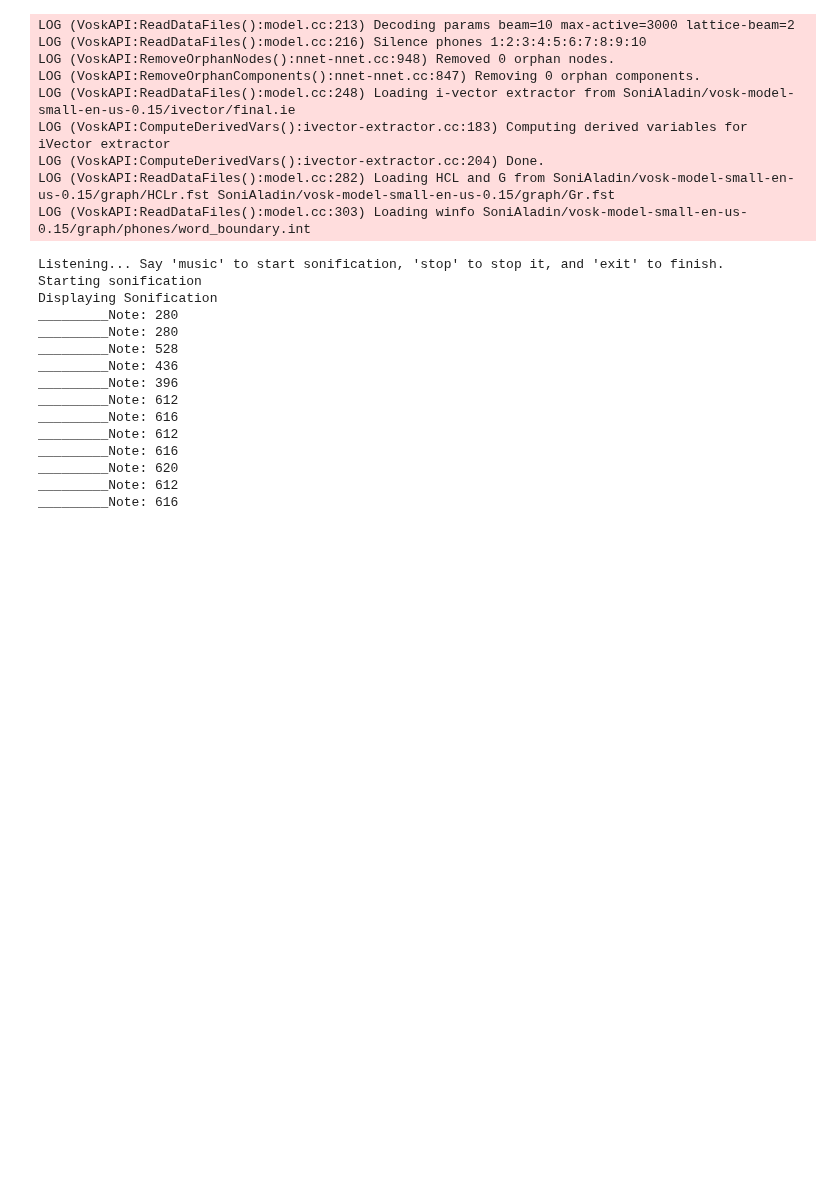
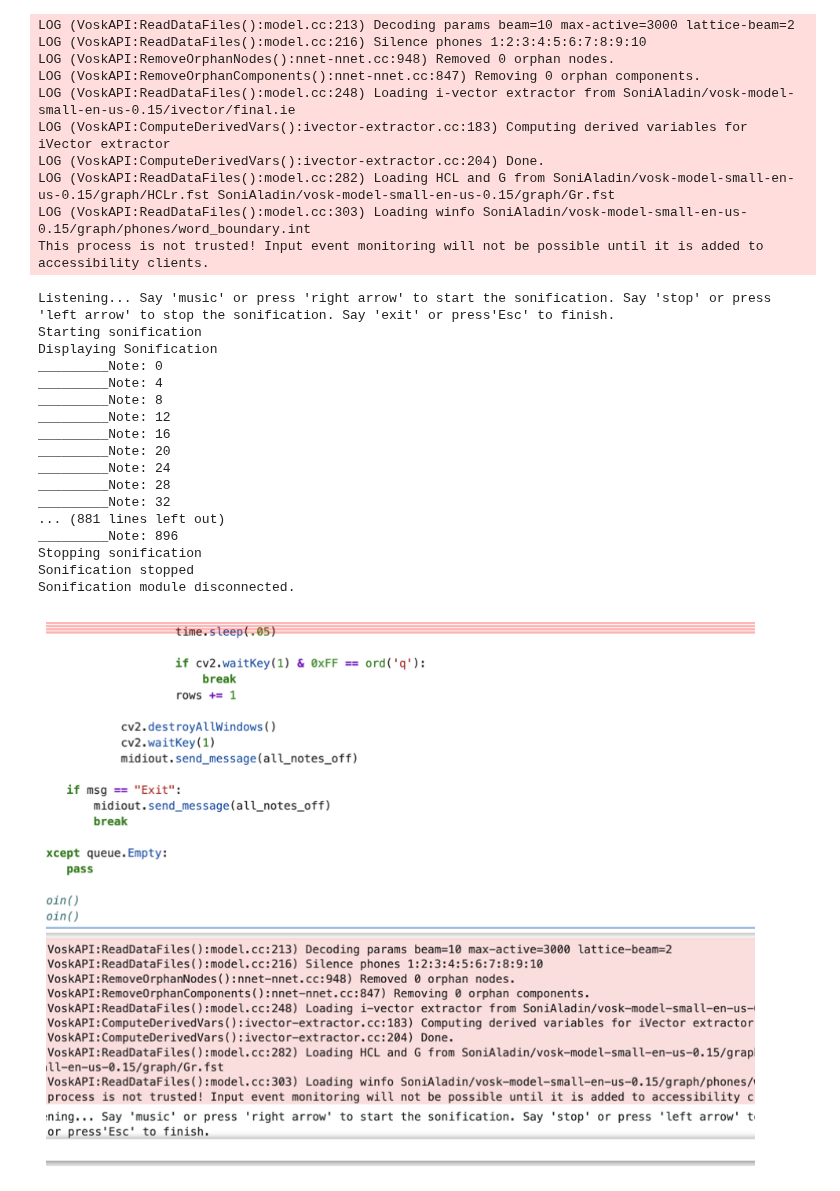
Before and after one commit to AuditoryVO/SoniAladin, a Jupyter notebook: SoniAladin.ipynb, the cells around one changed output. Saved outputs shown, nothing was run; the diff lists cells and outputs as text; code cells hidden in the pictures; blank space fills up the shorter version.

```diff
--- a/SoniAladin.ipynb
+++ b/SoniAladin.ipynb
@@ -6,6 +6,7 @@ import threading
 import numpy as np
 import sounddevice as sd
 from PIL import ImageGrab
+from pynput import keyboard
 from IPython.display import Audio
 from vosk import Model, KaldiRecognizer
 
@@ -15,7 +16,7 @@ import matplotlib.pyplot as plt
 from matplotlib.image import imread
 
 #Load the speech recognition model
-model_path = "SoniAladin/vosk-model-small-en-us-0.15"  #Remember to include the vosk-model-small-en-us-0.15 in the SoniAladin folder. Download and unzip from: https://alphacephei.com/vosk/models
+model_path = "SoniAladin/vosk-model-small-en-us-0.15"     #Remember to include the model in the software pack
 model = Model(model_path)
 rec = KaldiRecognizer(model, 16000)  #16kHz recording audio sample rate
 
@@ -38,13 +39,33 @@ def callback(indata, frames, time, status):
         print(status)
     q.put(bytes(indata))
 
+
+#Keyboard control
+
+def on_press(key):
+    global running
+    try:
+        if key == keyboard.Key.left:
+            print("Stopping sonification")
+            ctrl.put("Stop")
+        elif key == keyboard.Key.right:
+            print("Starting sonification")
+            ctrl.put("Sonification")
+        elif key == keyboard.Key.esc:
+            running = False
+            return False
+    except Exception as e:
+        print("error:", e)
+
+
 #Continuous listening for sonification control
 def listening():
-    print("Listening... Say 'music' to start sonification, 'stop' to stop it, and 'exit' to finish.")
+    print("Listening... Say 'music' or press 'right arrow' to start the sonification. Say 'stop' or press 'left arrow' to stop the sonification. Say 'exit' or press'Esc' to finish.")
     with sd.RawInputStream(samplerate=16000, blocksize=8000, dtype='int16',
                            channels=1, callback=callback):
         while True:
-            data = q.get()
+            data = q.get()                  #gets speech
+
             if rec.AcceptWaveform(data):
                 result = json.loads(rec.Result())
                 text = result.get('text', '').lower()
@@ -63,6 +84,10 @@ def listening():
 t1 = threading.Thread(target=listening)
 t1.start()
 
+t2 = keyboard.Listener(on_press=on_press)
+t2.start()
+
+
 running = True
 
 while running:
@@ -72,7 +97,7 @@ while running:
             print("Displaying Sonification")
 
             # Sonification parameters
-            high_threshold = 45   #Bright levels
+            high_threshold = 65   #Bright levels
             low_threshold = 15
             resolution = 4         #Pixels
 
@@ -185,44 +210,48 @@ while running:
                         img = cv2.imread("SoniAladin/image_aladin.png")
                         cv2.imshow(window_name, img)
 
-                        time.sleep(.025)
+                        time.sleep(.05)
 
                         if cv2.waitKey(1) & 0xFF == ord('q'):
                             break
                         rows += 1
 
                 cv2.destroyAllWindows()
                 cv2.waitKey(1)
                 midiout.send_message(all_notes_off)
 
         if msg == "Exit":
             midiout.send_message(all_notes_off)
             break
 
     except queue.Empty:
         pass
 # %% [output]
 LOG (VoskAPI:ReadDataFiles():model.cc:213) Decoding params beam=10 max-active=3000 lattice-beam=2
 LOG (VoskAPI:ReadDataFiles():model.cc:216) Silence phones 1:2:3:4:5:6:7:8:9:10
 LOG (VoskAPI:RemoveOrphanNodes():nnet-nnet.cc:948) Removed 0 orphan nodes.
 LOG (VoskAPI:RemoveOrphanComponents():nnet-nnet.cc:847) Removing 0 orphan components.
 LOG (VoskAPI:ReadDataFiles():model.cc:248) Loading i-vector extractor from SoniAladin/vosk-model-small-en-us-0.15/ivector/final.ie
 LOG (VoskAPI:ComputeDerivedVars():ivector-extractor.cc:183) Computing derived variables for iVector extractor
 LOG (VoskAPI:ComputeDerivedVars():ivector-extractor.cc:204) Done.
 LOG (VoskAPI:ReadDataFiles():model.cc:282) Loading HCL and G from SoniAladin/vosk-model-small-en-us-0.15/graph/HCLr.fst SoniAladin/vosk-model-small-en-us-0.15/graph/Gr.fst
 LOG (VoskAPI:ReadDataFiles():model.cc:303) Loading winfo SoniAladin/vosk-model-small-en-us-0.15/graph/phones/word_boundary.int
+This process is not trusted! Input event monitoring will not be possible until it is added to accessibility clients.
-Listening... Say 'music' to start sonification, 'stop' to stop it, and 'exit' to finish.
+Listening... Say 'music' or press 'right arrow' to start the sonification. Say 'stop' or press 'left arrow' to stop the sonification. Say 'exit' or press'Esc' to finish.
 Starting sonification
 Displaying Sonification
-_________Note: 280
-_________Note: 280
-_________Note: 528
-_________Note: 436
-_________Note: 396
-_________Note: 612
-_________Note: 616
-_________Note: 612
-_________Note: 616
-_________Note: 620
-_________Note: 612
-_________Note: 616
+_________Note: 0
+_________Note: 4
+_________Note: 8
+_________Note: 12
+_________Note: 16
+_________Note: 20
+_________Note: 24
+_________Note: 28
+_________Note: 32
+... (881 lines left out)
+_________Note: 896
+Stopping sonification
+Sonification stopped
+Sonification module disconnected.
+[figure, added]
```
Also changed, not shown: 1 other file.
